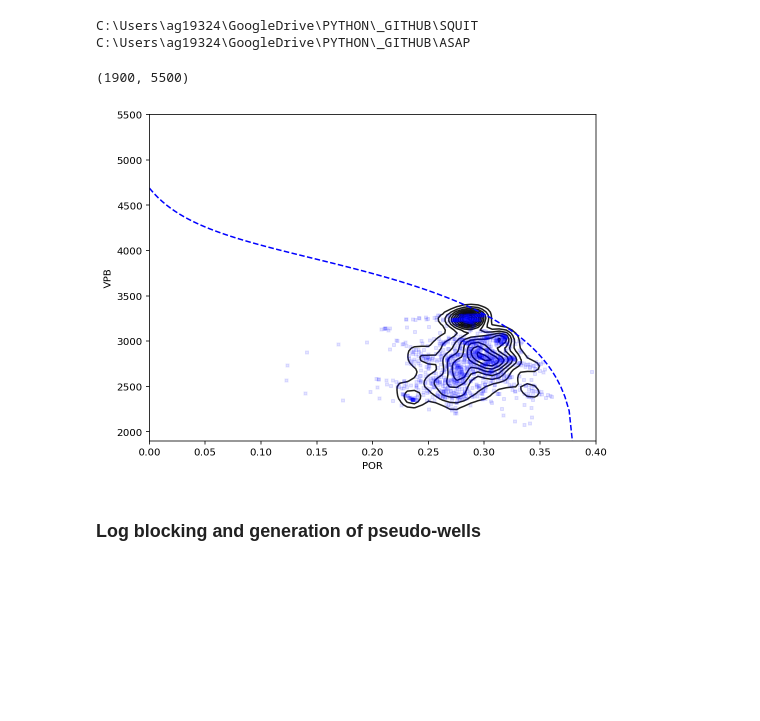
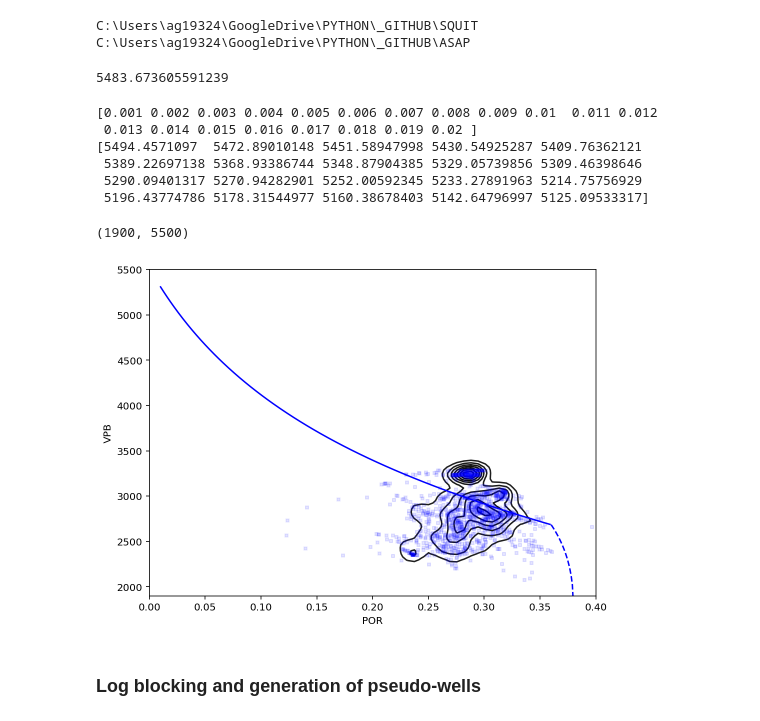
Before and after one commit to aadm/ASAP, a Jupyter notebook: ASAP_notebook_1.ipynb, the cells around one changed output. Drawn from its saved outputs; the diff is of its cells as text; code cells hidden in the pictures; blank space fills up the shorter version.

Commit message:
first attempt to translate matlab code for rock physics modeling

```diff
--- a/ASAP_notebook_1.ipynb
+++ b/ASAP_notebook_1.ipynb
@@ -160,5 +158,7 @@ D0=2.65
 _,Kf,_,_,_,_ = squit.rp.vrh([sw, 1-sw],[Kbri,Koil],[0,0])
 Df=sw*Dbri+(1-sw)*Doil
 # %%
-Kdry, Gdry = squit.rp.contactcement(K0, G0, por_ccm, phi_c=critpor, Cn=coordn, Kc=Kcem, Gc=Gcem, scheme=2)
-vp,vs,rho,_= squit.rp.vels(Kdry,Gdry,K0,D0,Kf,Df,por_ccm)
+# contact cement model (_ctc)
+por_ctc=np.arange(por_hs,critpor,.01)
+Kdry, Gdry = squit.rp.contactcement(K0, G0, por_ctc, phi_c=critpor, Cn=coordn, Kc=Kcem, Gc=Gcem, scheme=2)
+vp_ctc,vs_ctc,rho_ctc,_= squit.rp.vels(Kdry,Gdry,K0,D0,Kf,Df,por_ctc)
@@ -165,15 +181,39 @@ vp,vs,rho,_= squit.rp.vels(Kdry,Gdry,K0,D0,Kf,Df,por_ccm)
+# %%
+# constant cement model (_csc)
+por_csc=np.arange(0.001,por_hs,.001)
+
+Khs, Ghs = squit.rp.contactcement(K0, G0, por_hs, phi_c=critpor, Cn=coordn, Kc=Kcem, Gc=Gcem, scheme=2)
+Kdry = -4/3*Ghs + (((por_csc/por_hs)/(Khs+4/3*Ghs)) + ((1-por_csc/por_hs)/(K0+4/3*Ghs)))**-1
+tmp = Ghs/6*((9*Khs+8*Ghs) / (Khs+2*Ghs))
+Gdry= -tmp + ((por_csc/por_hs)/(Ghs+tmp) + ((1-por_csc/por_hs)/(G0+tmp)))**-1
+vp_csc,vs_csc,rho_csc,_= squit.rp.vels(Kdry,Gdry,K0,D0,Kf,Df,por_csc)
+# %%
+np.interp(0.0015, por_csc, vp_csc)
+# %% [output]
+5483.673605591239
+# %%
+print(por_csc[:20])
+print(vp_csc[:20])
+# %% [output]
+[0.001 0.002 0.003 0.004 0.005 0.006 0.007 0.008 0.009 0.01  0.011 0.012
+ 0.013 0.014 0.015 0.016 0.017 0.018 0.019 0.02 ]
+[5494.4571097  5472.89010148 5451.58947998 5430.54925287 5409.76362121
+ 5389.22697138 5368.93386744 5348.87904385 5329.05739856 5309.46398646
+ 5290.09401317 5270.94282901 5252.00592345 5233.27891963 5214.75756929
+ 5196.43774786 5178.31544977 5160.38678403 5142.64796997 5125.09533317]
 # %%
 f,ax=plt.subplots(figsize=(8,6))
-sns.kdeplot(resdata.POR,resdata.VPB, ax=ax,  levels=10, gridsize=50, color='k')
+sns.kdeplot(resdata.POR,resdata.VPB, ax=ax,  levels=8, gridsize=50, color='k')
 ax.plot(resdata.POR,resdata.VPB, 'sb', ms=3, alpha=0.1)
-ax.plot(por_ccm,vp,'--b')
+ax.plot(por_ctc,vp_ctc,'--b')
+ax.plot(por_csc,vp_csc,'-b')
 #ax.set_xlim(0.15,0.40)
 #ax.set_ylim(2000,4000)
 ax.set_xlim(0.,0.40)
 ax.set_ylim(1900,5500)
 # %% [output]
 (1900, 5500)
-[figure, old version]
+[figure, new version]
 # %% [markdown]
 ### Log blocking and generation of pseudo-wells
 # %% [markdown]
```
Also changed, not shown: parts of 2 cells of this notebook.
